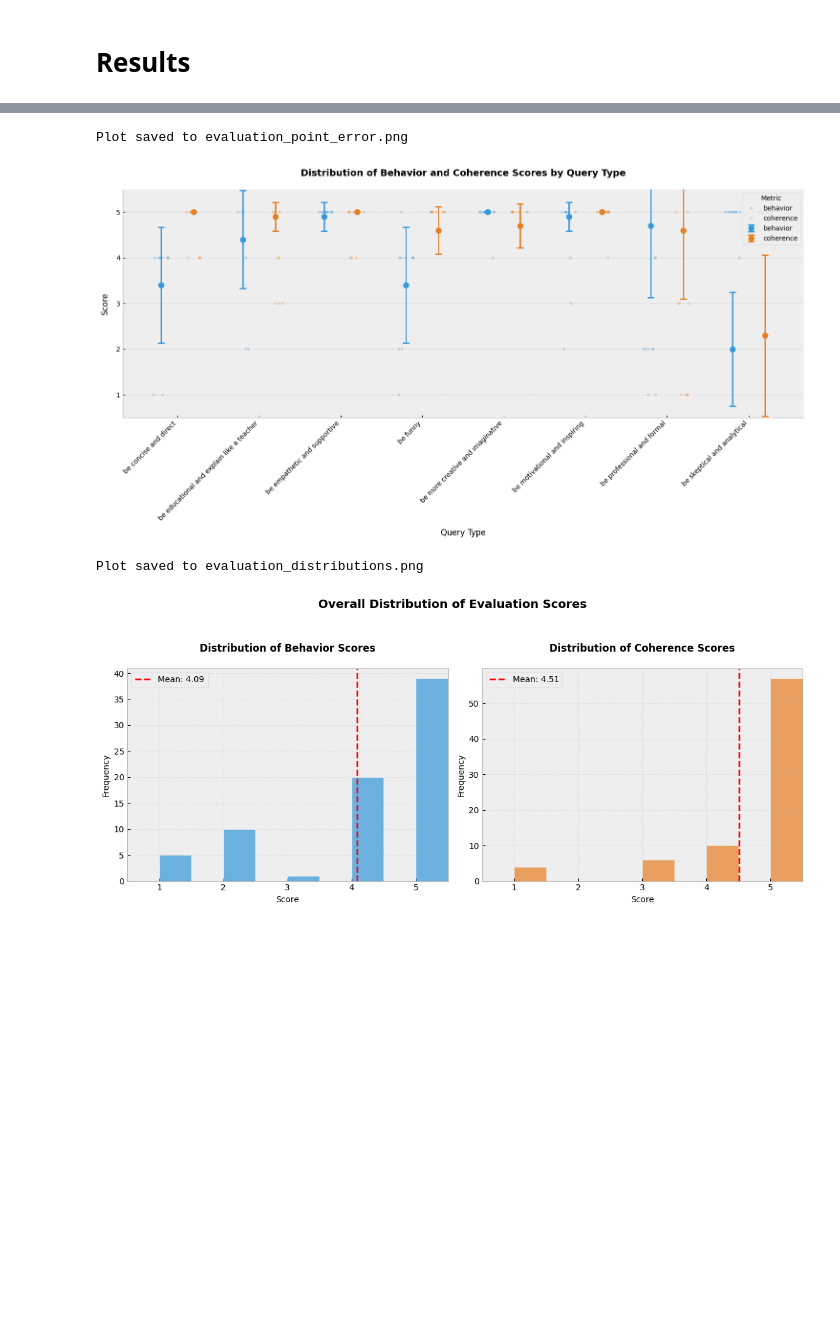
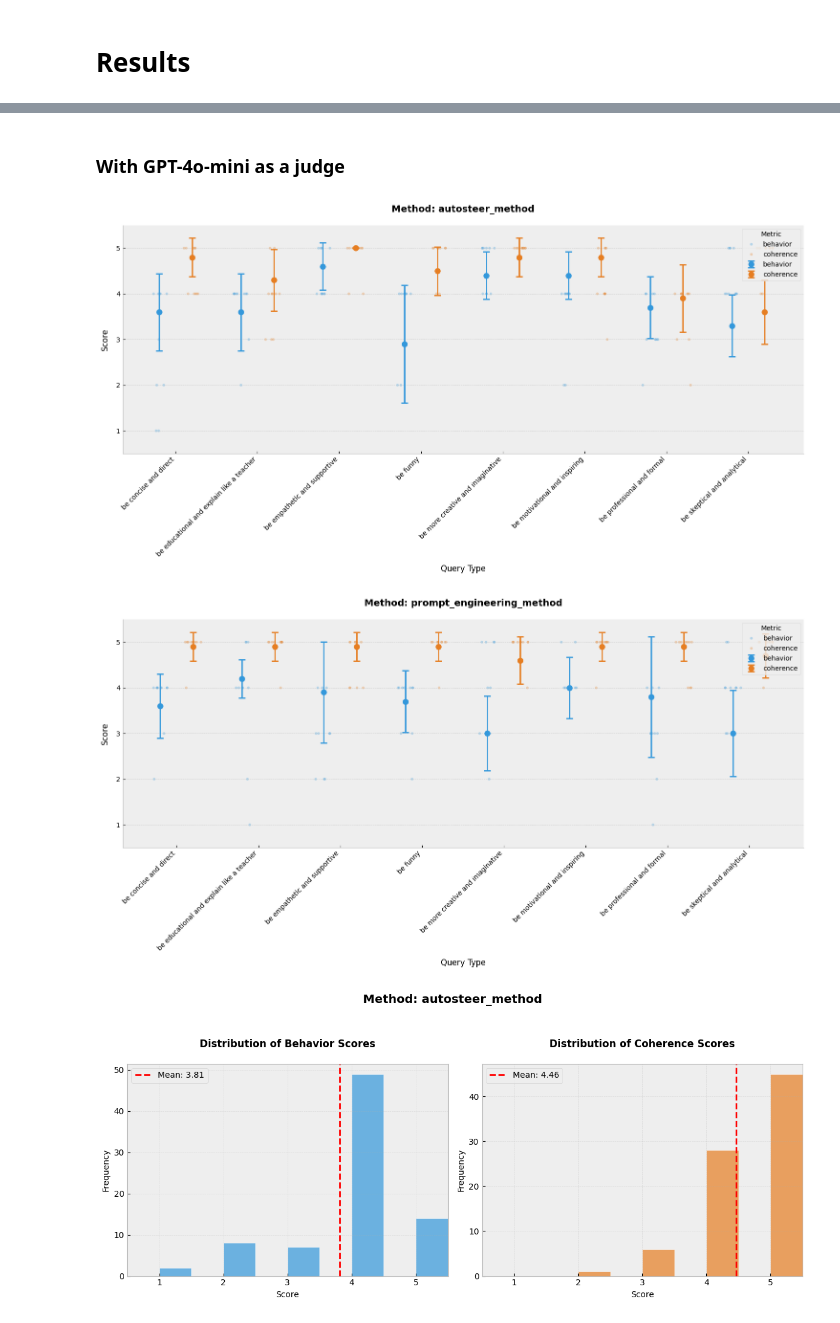
Before and after one commit to Eitan-Sprejer/GoodFire-Autosteer-Evaluation, a Jupyter notebook: testing.ipynb, the cells around one changed output, grey strips where cells are left out. Saved outputs shown, nothing was run; the diff lists cells and outputs as text; code cells hidden in the pictures; blank space fills up the shorter version.

Commit message:
re-organize code and add openai evaluator. New results

```diff
--- a/testing.ipynb
+++ b/testing.ipynb
@@ -140,7 +140,7 @@ def plot_point_error(df: pd.DataFrame, save_path: str = None):
                     label=metric)
 
     # Customize plot
-    plt.title('Distribution of Behavior and Coherence Scores by Query Type',
+    plt.title(f'Method: {df['steering_method'].unique()[0]}',
              pad=20,
              fontsize=14,
              fontweight='bold')
@@ -232,7 +232,7 @@ def plot_score_distributions(df: pd.DataFrame, save_path: str = None):
     ax2.legend()
 
     # Add overall title
-    fig.suptitle('Overall Distribution of Evaluation Scores',
+    fig.suptitle(f'Method: {df['steering_method'].unique()[0]}',
                 fontsize=14, fontweight='bold', y=1.05)
 
     # Adjust layout
@@ -253,12 +306,17 @@ df = pd.read_csv('evaluation_results_test.csv')
+# %% [markdown]
+### With GPT-4o-mini as a judge
 # %%
+df = pd.read_csv('results/eval_gpt-4o-mini_var_llama-3.1_dt_20250116_1526.csv')
+
+prompt_engineering_df = df.loc[df['steering_method'] == 'prompt_engineering_method']
 autosteer_df = df.loc[df['steering_method'] == 'autosteer_method']
 
 # Create the plot
-plot_point_error(autosteer_df, 'evaluation_point_error.png')
-# Create the plot
-plot_score_distributions(autosteer_df, 'evaluation_distributions.png')
+plot_point_error(autosteer_df)
+plot_point_error(prompt_engineering_df)
+plot_score_distributions(autosteer_df)
+plot_score_distributions(prompt_engineering_df)
 # %% [output]
-Plot saved to evaluation_point_error.png
-[figure, old version]
+[figure, new version]
-Plot saved to evaluation_distributions.png
-[figure, old version]
+[figure, new version]
+[figure, added]
```
Also changed, not shown: parts of 11 cells of this notebook, 4 other files.
